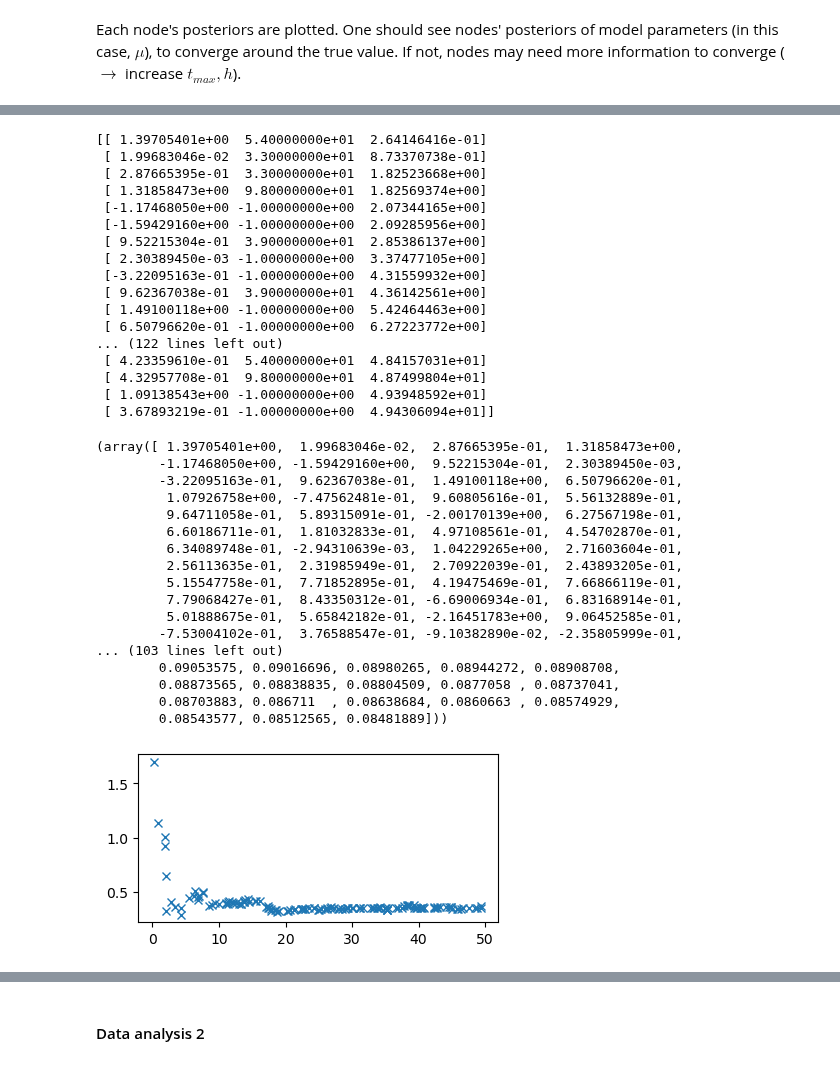
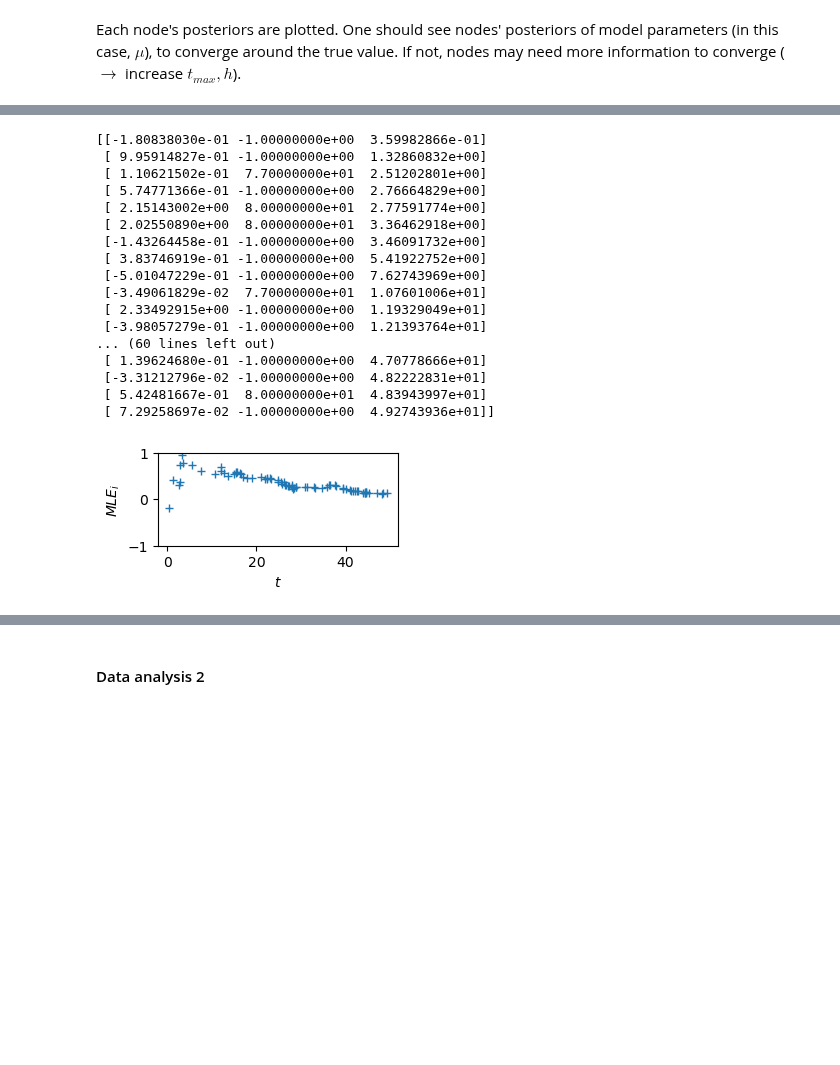
Before and after one commit to Priesemann-Group/neuro_op, a Jupyter notebook: notebooks/Testing_param.ipynb, the cells around one changed output, grey strips where cells are left out. Saved outputs shown, nothing was run; the diff lists cells and outputs as text; code cells hidden in the pictures; blank space fills up the shorter version.

```diff
--- a/notebooks/Testing_param.ipynb
+++ b/notebooks/Testing_param.ipynb
@@ -21,11 +22,12 @@ import neuro_op as nop
 # Reference input
 input = dict(
     G=nop.build_random_network(N_nodes=100, N_neighbours=5),  # networkx graph object
+    #G=nx.empty_graph(1),
     llf_nodes=st.norm,  # Likelihood function (llf) of nodes, Gaussian by default
     llf_world=st.norm,  # Likelihood function (llf) of world, Gaussian by default
     params_node=dict(  # Parameter priors of nodes (mu and associated uncertainty (standard deviation)), Gaussian by default
-        loc=2,
-        scale=1,
+        loc=0,
+        scale=10,
     ),
     sd_llf=1,  # Standard deviation of the likelihood function (llf) of nodes, assumed known & static
     params_world=dict(  # Likelihood function (llf) parameters of world, Gaussian by default
@@ -33,16 +35,16 @@ input = dict(
         scale=1,
     ),
     h=1,  # Rate of external information draw events
-    r=0,  # Rate of edge information exchange events
+    r=1,  # Rate of edge information exchange events
     t0=0,  # Start time of simulation
     t_max=50,  # End time of simulation
-    t_sample=.5,  # Periodicity for which samples and distance measures (KL-div, p-distance) are taken
+    t_sample=1,  # Periodicity for which samples and distance measures (KL-div, p-distance) are taken
     sample_bins=201,  # Number of bins used in distance measures
     sample_range=(
         -5,
         5,
     ),  # Interval over which distance measure distributions are considered
-    sampling=True
+    sampling=True,
 )
 # %%
 # Exec times (s)
@@ -115,68 +117,54 @@ ax.hist(sigmas, bins=20)
 # %%
 # Implement external sampling routine (or rather test if feasible)
-k = 5
+k = 0
 nody = out1["nodesConj"][k]
 #mu_nody = np.array(out1["mu_nodes"])[:, k][1:]
 #
-fig, ax = plt.subplots(constrained_layout=True, figsize=(4, 2))
+fig, ax = plt.subplots(constrained_layout=True, figsize=(3, 1.5))
 #ax.plot(
 #    np.arange(input["t0"], input["t_max"], input["t_sample"]),
 #    mu_nody,
 #)
 
 mu, sig = input["params_node"].values()
 sd_llf = input["sd_llf"]
 x_in = np.array(nody.diary_in)
 post_mu = x_in[:, 0]
 post_sig = np.zeros_like(post_mu)
 
 i = -1
 post_mu[i], post_sig[i] = mu, sig
 for i, _ in enumerate(x_in):
     post_mu[i] = (post_sig[i - 1] ** 2 * x_in[i, 0] + sd_llf**2 * post_mu[i - 1]) / (
         post_sig[i - 1] ** 2 + sd_llf**2
     )
     post_sig[i] = (1 / post_sig[i - 1] ** 2 + 1 / sd_llf**2) ** (-0.5)
 
-ax.plot(x_in[:, 2], post_mu, "x", alpha=1)
+ax.set_ylim(-1,1)
+ax.plot(x_in[:, 2], post_mu, "+", alpha=1)
+ax.set_xlabel("$t$")
+ax.set_ylabel("$MLE_i$")
 
 print(nody.diary_in)
-nop.postrun_Mu_ConjMu(2,1,1,nody.diary_in)
+#fig.savefig("graphics-output/mu_N1.png", dpi=1500)
 # %% [output]
-[[ 1.39705401e+00  5.40000000e+01  2.64146416e-01]
- [ 1.99683046e-02  3.30000000e+01  8.73370738e-01]
- [ 2.87665395e-01  3.30000000e+01  1.82523668e+00]
- [ 1.31858473e+00  9.80000000e+01  1.82569374e+00]
- [-1.17468050e+00 -1.00000000e+00  2.07344165e+00]
- [-1.59429160e+00 -1.00000000e+00  2.09285956e+00]
- [ 9.52215304e-01  3.90000000e+01  2.85386137e+00]
- [ 2.30389450e-03 -1.00000000e+00  3.37477105e+00]
- [-3.22095163e-01 -1.00000000e+00  4.31559932e+00]
- [ 9.62367038e-01  3.90000000e+01  4.36142561e+00]
- [ 1.49100118e+00 -1.00000000e+00  5.42464463e+00]
- [ 6.50796620e-01 -1.00000000e+00  6.27223772e+00]
-... (122 lines left out)
- [ 4.23359610e-01  5.40000000e+01  4.84157031e+01]
- [ 4.32957708e-01  9.80000000e+01  4.87499804e+01]
- [ 1.09138543e+00 -1.00000000e+00  4.93948592e+01]
- [ 3.67893219e-01 -1.00000000e+00  4.94306094e+01]]
+[[-1.80838030e-01 -1.00000000e+00  3.59982866e-01]
+ [ 9.95914827e-01 -1.00000000e+00  1.32860832e+00]
+ [ 1.10621502e-01  7.70000000e+01  2.51202801e+00]
+ [ 5.74771366e-01 -1.00000000e+00  2.76664829e+00]
+ [ 2.15143002e+00  8.00000000e+01  2.77591774e+00]
+ [ 2.02550890e+00  8.00000000e+01  3.36462918e+00]
+ [-1.43264458e-01 -1.00000000e+00  3.46091732e+00]
+ [ 3.83746919e-01 -1.00000000e+00  5.41922752e+00]
+ [-5.01047229e-01 -1.00000000e+00  7.62743969e+00]
+ [-3.49061829e-02  7.70000000e+01  1.07601006e+01]
+ [ 2.33492915e+00 -1.00000000e+00  1.19329049e+01]
+ [-3.98057279e-01 -1.00000000e+00  1.21393764e+01]
+... (60 lines left out)
+ [ 1.39624680e-01 -1.00000000e+00  4.70778666e+01]
+ [-3.31212796e-02 -1.00000000e+00  4.82222831e+01]
+ [ 5.42481667e-01  8.00000000e+01  4.83943997e+01]
+ [ 7.29258697e-02 -1.00000000e+00  4.92743936e+01]]
-(array([ 1.39705401e+00,  1.99683046e-02,  2.87665395e-01,  1.31858473e+00,
-        -1.17468050e+00, -1.59429160e+00,  9.52215304e-01,  2.30389450e-03,
-        -3.22095163e-01,  9.62367038e-01,  1.49100118e+00,  6.50796620e-01,
-         1.07926758e+00, -7.47562481e-01,  9.60805616e-01,  5.56132889e-01,
-         9.64711058e-01,  5.89315091e-01, -2.00170139e+00,  6.27567198e-01,
-         6.60186711e-01,  1.81032833e-01,  4.97108561e-01,  4.54702870e-01,
-         6.34089748e-01, -2.94310639e-03,  1.04229265e+00,  2.71603604e-01,
-         2.56113635e-01,  2.31985949e-01,  2.70922039e-01,  2.43893205e-01,
-         5.15547758e-01,  7.71852895e-01,  4.19475469e-01,  7.66866119e-01,
-         7.79068427e-01,  8.43350312e-01, -6.69006934e-01,  6.83168914e-01,
-         5.01888675e-01,  5.65842182e-01, -2.16451783e+00,  9.06452585e-01,
-        -7.53004102e-01,  3.76588547e-01, -9.10382890e-02, -2.35805999e-01,
-... (103 lines left out)
-        0.09053575, 0.09016696, 0.08980265, 0.08944272, 0.08908708,
-        0.08873565, 0.08838835, 0.08804509, 0.0877058 , 0.08737041,
-        0.08703883, 0.086711  , 0.08638684, 0.0860663 , 0.08574929,
-        0.08543577, 0.08512565, 0.08481889]))
-[figure, old version]
+[figure, new version]
 # %%
 mu_arr = np.array(out1["mu_nodes"])
```
Also changed, not shown: parts of 7 cells of this notebook, 4 other files.
